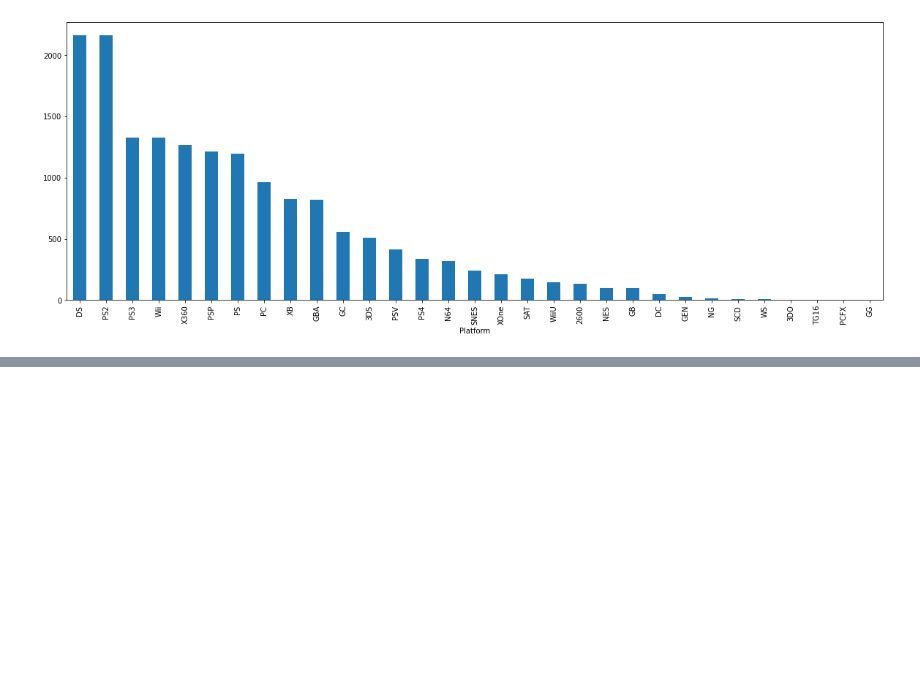
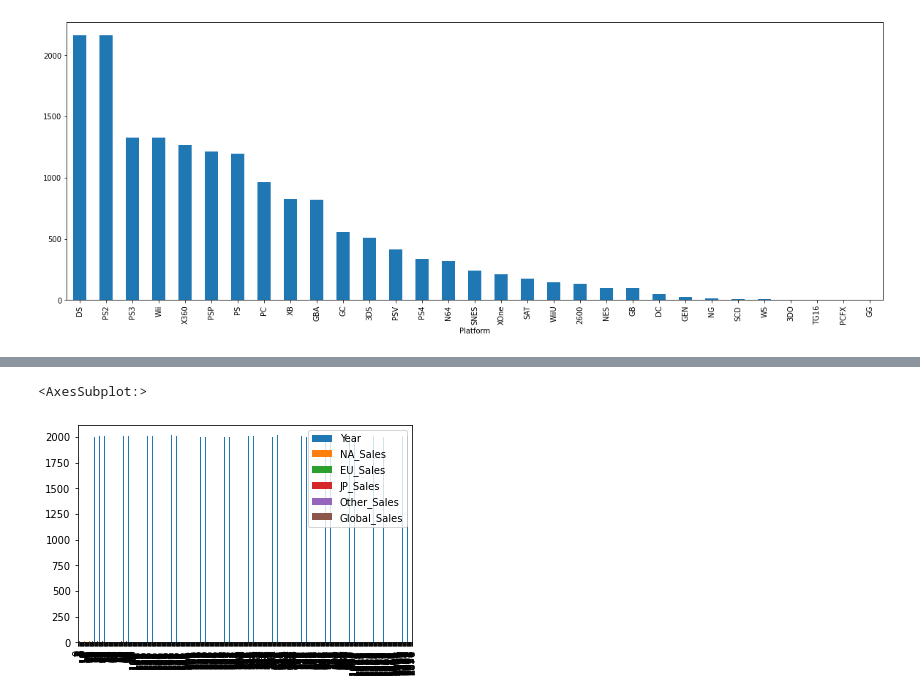
Before and after one commit to rohanojha979/Video-Game-Project, a Jupyter notebook: notebook.ipynb, the cells around one changed output, grey strips where cells are left out. Saved outputs shown, nothing was run; the diff lists cells and outputs as text; code cells hidden in the pictures; blank space fills up the shorter version.

```diff
--- a/notebook.ipynb
+++ b/notebook.ipynb
@@ -46,0 +87,7 @@ df.groupby('Platform').count().sort_values('Global_Sales')['Global_Sales'][::-1]
+# %%
+genre = df.groupby("Genre").head(50)
+# %%
+genre.plot(kind = "bar")
+# %% [output]
+<AxesSubplot:>
+[figure, added]
```
Also changed, not shown: parts of 17 cells of this notebook.
